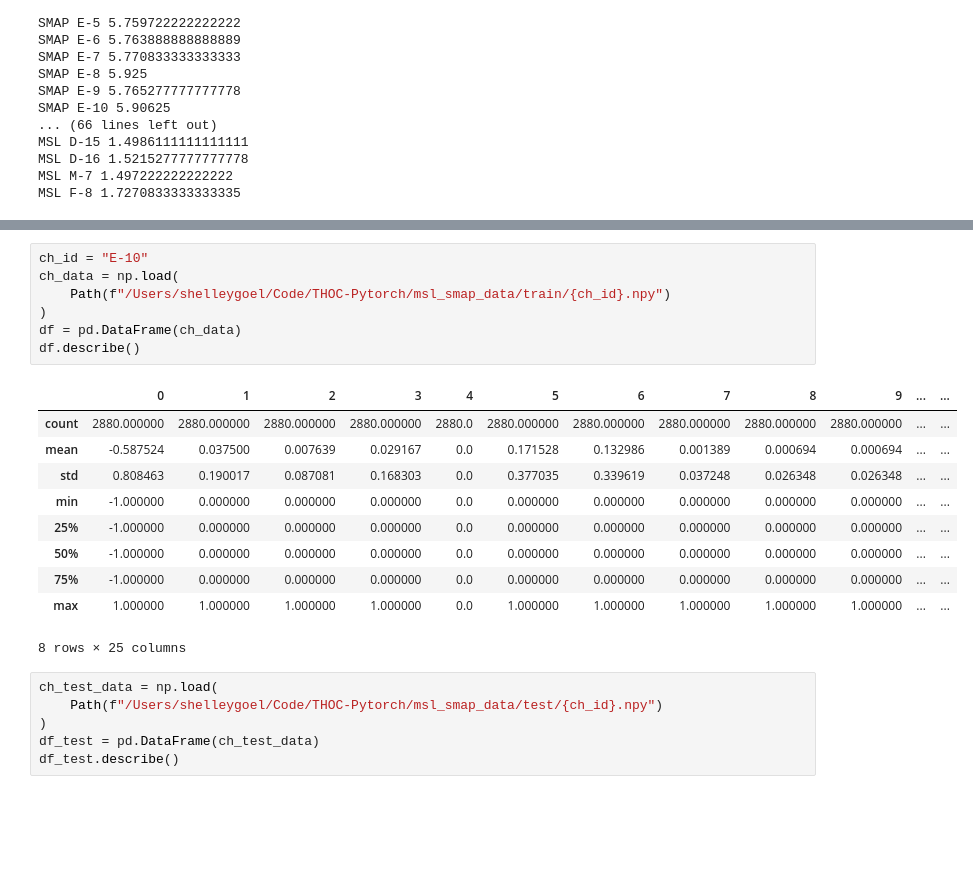
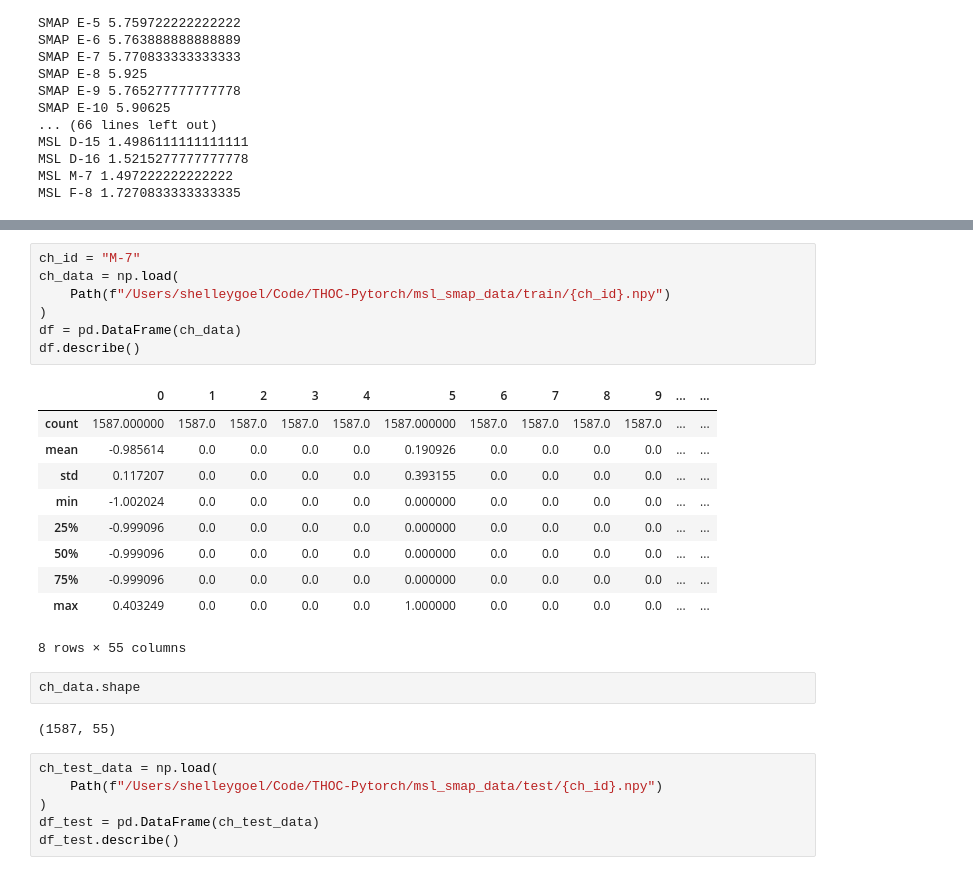
Before and after one commit to shelleygoel/THOC-Pytorch, a Jupyter notebook: khund_non_parametric.ipynb, the cells around one changed output, grey strips where cells are left out. Drawn from its saved outputs; the diff is of its cells as text; blank space fills up the shorter version.

```diff
--- a/khund_non_parametric.ipynb
+++ b/khund_non_parametric.ipynb
@@ -47,21 +54,25 @@ MSL F-8 1.7270833333333335
 # %%
-ch_id = "E-10"
+ch_id = "M-7"
 ch_data = np.load(
     Path(f"/Users/shelleygoel/Code/THOC-Pytorch/msl_smap_data/train/{ch_id}.npy")
 )
 df = pd.DataFrame(ch_data)
 df.describe()
 # %% [output]
 |  | 0 | 1 | 2 | 3 | 4 | 5 | 6 | 7 | 8 | 9 | ... | ... |
-| count | 2880.000000 | 2880.000000 | 2880.000000 | 2880.000000 | 2880.0 | 2880.000000 | 2880.000000 | 2880.000000 | 2880.000000 | 2880.000000 | ... | ... |
-| mean | -0.587524 | 0.037500 | 0.007639 | 0.029167 | 0.0 | 0.171528 | 0.132986 | 0.001389 | 0.000694 | 0.000694 | ... | ... |
-| std | 0.808463 | 0.190017 | 0.087081 | 0.168303 | 0.0 | 0.377035 | 0.339619 | 0.037248 | 0.026348 | 0.026348 | ... | ... |
-| min | -1.000000 | 0.000000 | 0.000000 | 0.000000 | 0.0 | 0.000000 | 0.000000 | 0.000000 | 0.000000 | 0.000000 | ... | ... |
-| 25% | -1.000000 | 0.000000 | 0.000000 | 0.000000 | 0.0 | 0.000000 | 0.000000 | 0.000000 | 0.000000 | 0.000000 | ... | ... |
-| 50% | -1.000000 | 0.000000 | 0.000000 | 0.000000 | 0.0 | 0.000000 | 0.000000 | 0.000000 | 0.000000 | 0.000000 | ... | ... |
-| 75% | -1.000000 | 0.000000 | 0.000000 | 0.000000 | 0.0 | 0.000000 | 0.000000 | 0.000000 | 0.000000 | 0.000000 | ... | ... |
-| max | 1.000000 | 1.000000 | 1.000000 | 1.000000 | 0.0 | 1.000000 | 1.000000 | 1.000000 | 1.000000 | 1.000000 | ... | ... |
+| count | 1587.000000 | 1587.0 | 1587.0 | 1587.0 | 1587.0 | 1587.000000 | 1587.0 | 1587.0 | 1587.0 | 1587.0 | ... | ... |
+| mean | -0.985614 | 0.0 | 0.0 | 0.0 | 0.0 | 0.190926 | 0.0 | 0.0 | 0.0 | 0.0 | ... | ... |
+| std | 0.117207 | 0.0 | 0.0 | 0.0 | 0.0 | 0.393155 | 0.0 | 0.0 | 0.0 | 0.0 | ... | ... |
+| min | -1.002024 | 0.0 | 0.0 | 0.0 | 0.0 | 0.000000 | 0.0 | 0.0 | 0.0 | 0.0 | ... | ... |
+| 25% | -0.999096 | 0.0 | 0.0 | 0.0 | 0.0 | 0.000000 | 0.0 | 0.0 | 0.0 | 0.0 | ... | ... |
+| 50% | -0.999096 | 0.0 | 0.0 | 0.0 | 0.0 | 0.000000 | 0.0 | 0.0 | 0.0 | 0.0 | ... | ... |
+| 75% | -0.999096 | 0.0 | 0.0 | 0.0 | 0.0 | 0.000000 | 0.0 | 0.0 | 0.0 | 0.0 | ... | ... |
+| max | 0.403249 | 0.0 | 0.0 | 0.0 | 0.0 | 1.000000 | 0.0 | 0.0 | 0.0 | 0.0 | ... | ... |
-8 rows × 25 columns
+8 rows × 55 columns
+# %%
+ch_data.shape
+# %% [output]
+(1587, 55)
 # %%
 ch_test_data = np.load(
     Path(f"/Users/shelleygoel/Code/THOC-Pytorch/msl_smap_data/test/{ch_id}.npy")
```
Also changed, not shown: parts of 21 cells of this notebook.
